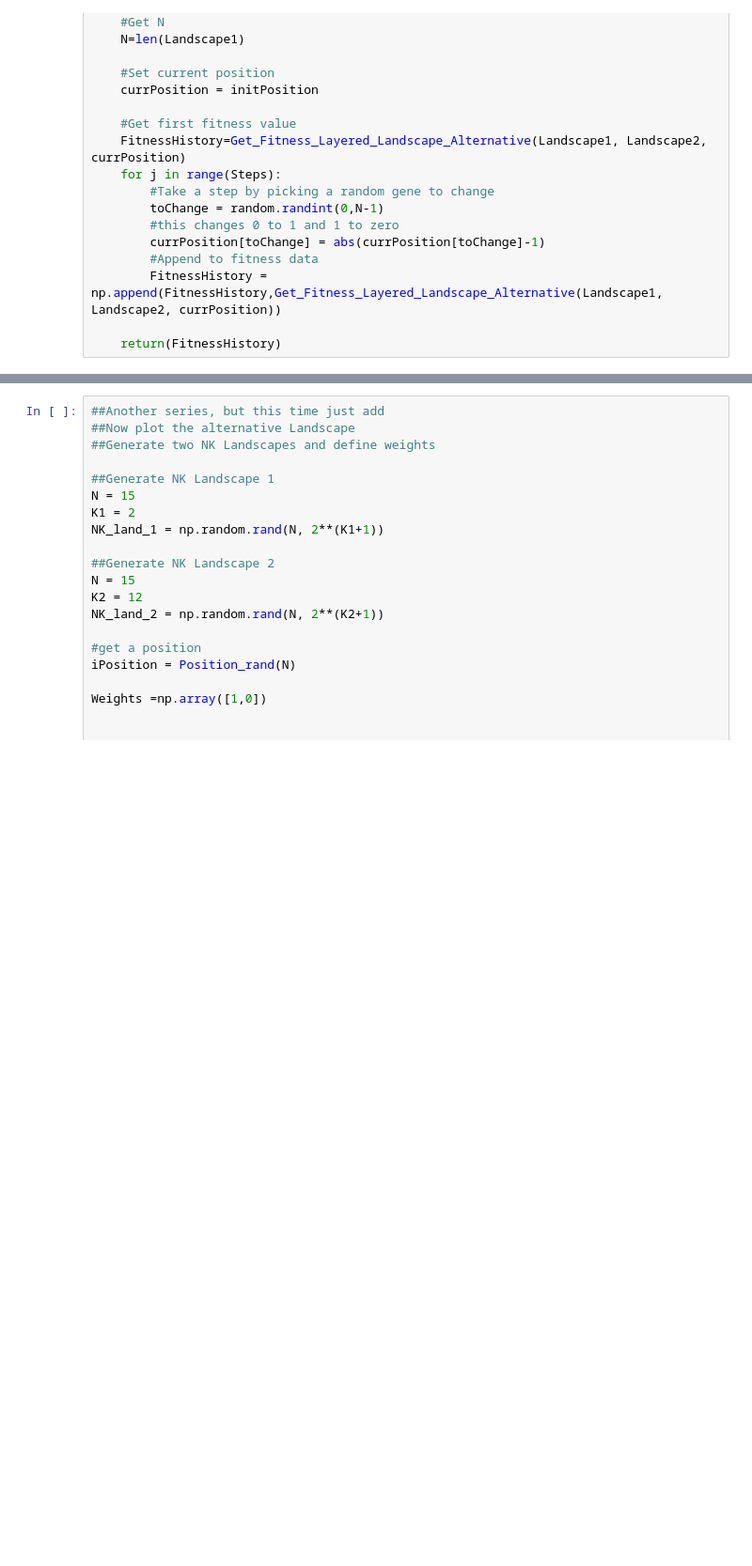
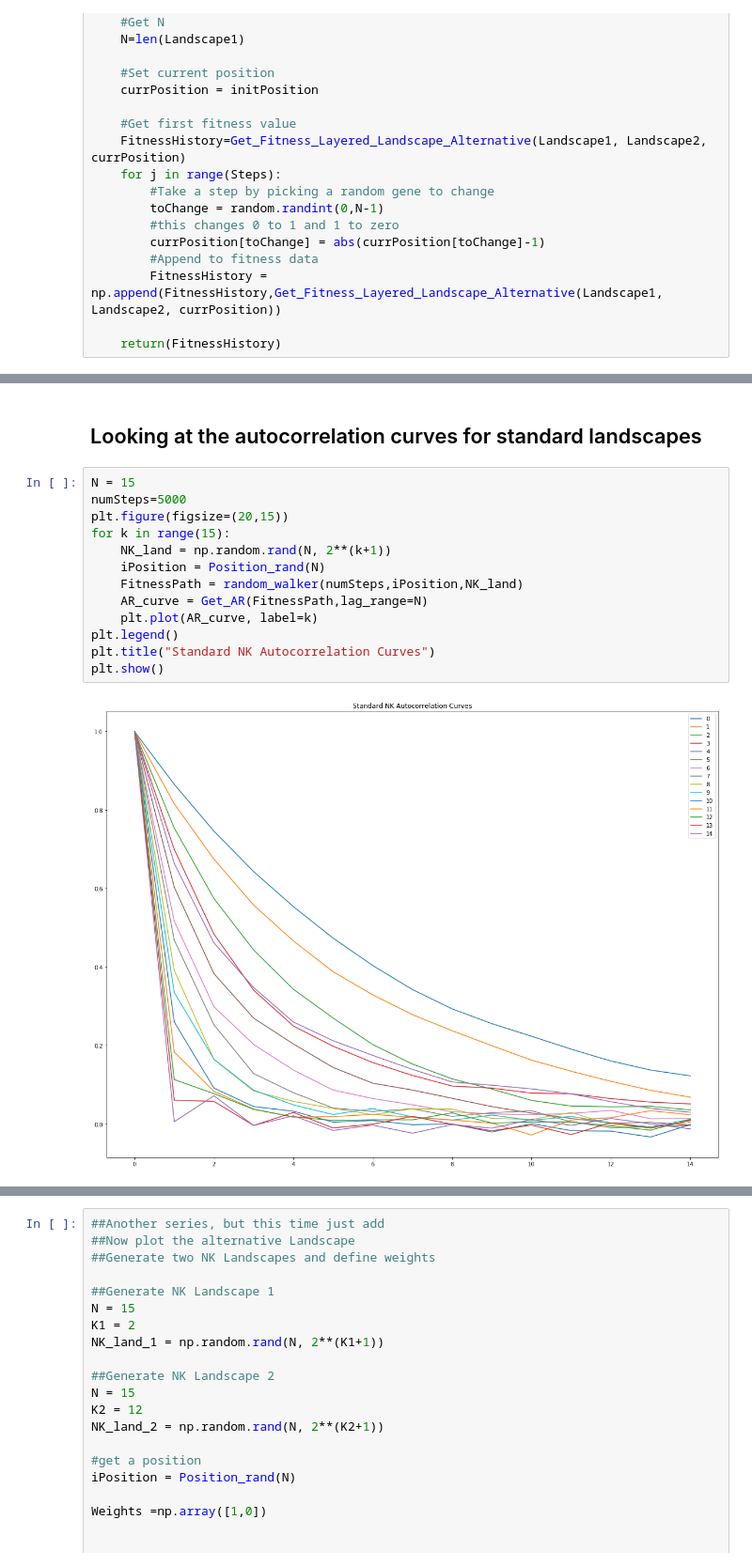
Before and after one commit to adrianapaza/NBA-NKC, a Jupyter notebook: ComputationalModels/Layered_NK.ipynb, the cells around one changed output, grey strips where cells are left out. Shown at 94% size. Drawn from its saved outputs; the diff is of its cells as text; blank space fills up the shorter version.

```diff
--- a/ComputationalModels/Layered_NK.ipynb
+++ b/ComputationalModels/Layered_NK.ipynb
@@ -320,3 +357,20 @@ The standard deviation is 0.045239617932953835
+# %% [markdown]
+## Looking at the autocorrelation curves for standard landscapes
+# %%
+N = 15
+numSteps=5000
+plt.figure(figsize=(20,15))
+for k in range(15):
+    NK_land = np.random.rand(N, 2**(k+1))
+    iPosition = Position_rand(N)
+    FitnessPath = random_walker(numSteps,iPosition,NK_land)
+    AR_curve = Get_AR(FitnessPath,lag_range=N)
+    plt.plot(AR_curve, label=k)
+plt.legend()
+plt.title("Standard NK Autocorrelation Curves")
+plt.show()
+# %% [output]
+[figure, added]
 # %%
 ##More testing and examination
 #Now plot the alternative Landscape
```
Also changed, not shown: parts of 10 cells of this notebook, 3 other files.
